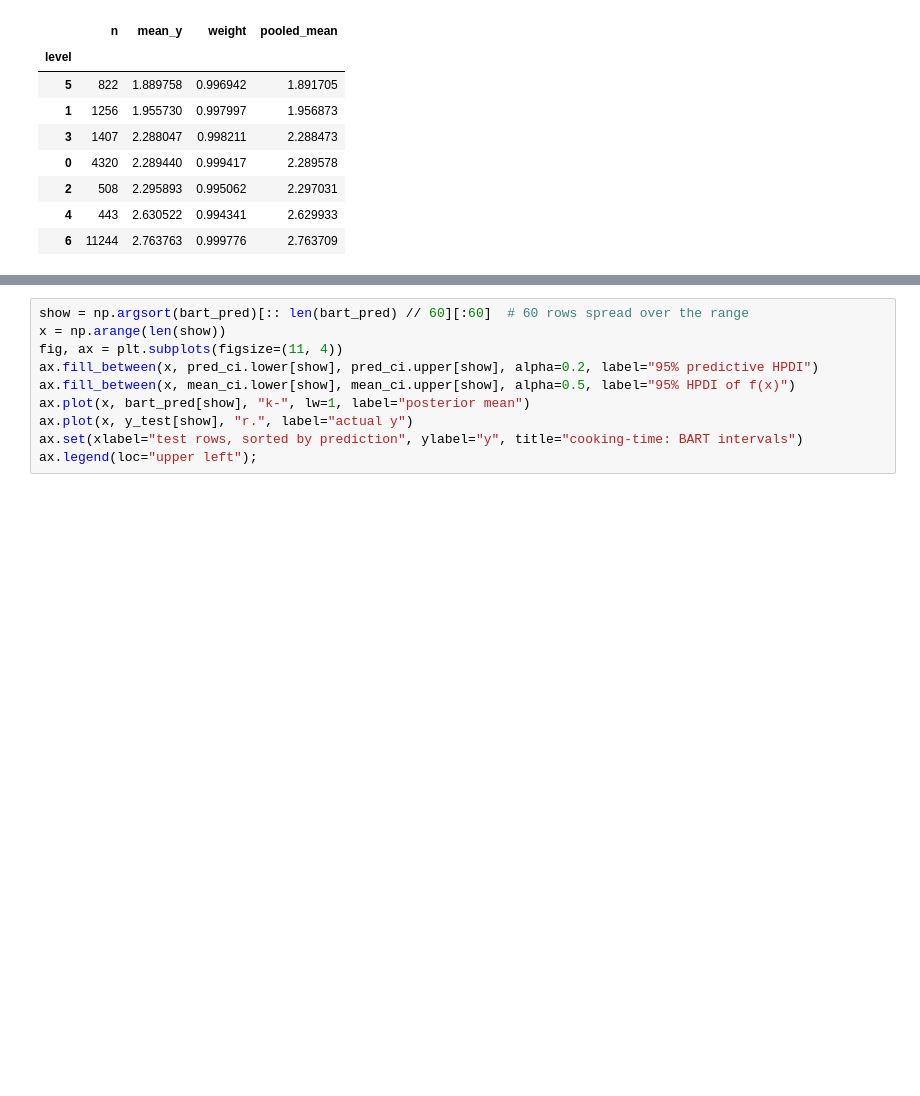
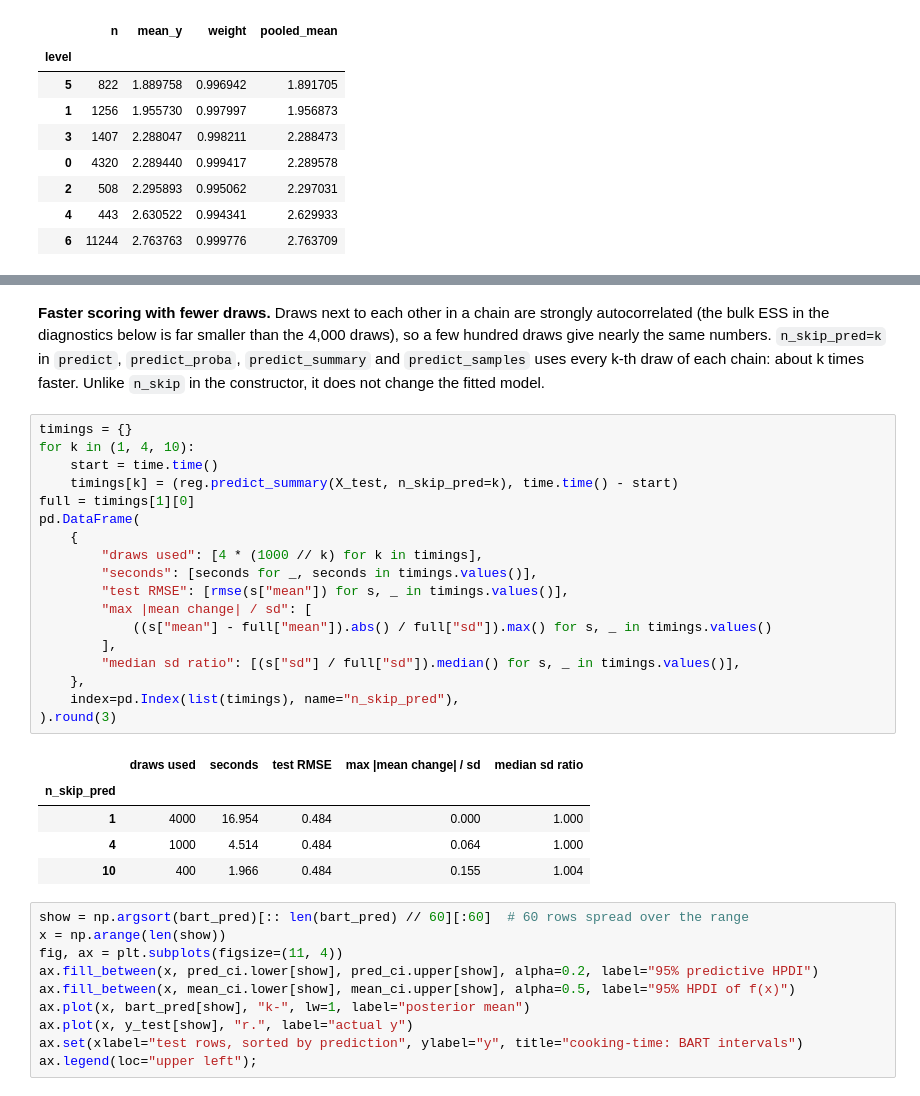
Before and after one commit to yingboli/tree_ensembles, a Jupyter notebook: notebooks/bart_demo.ipynb, the cells around one changed output, grey strips where cells are left out. Saved outputs shown, nothing was run; the diff lists cells and outputs as text; blank space fills up the shorter version.

```diff
--- a/notebooks/bart_demo.ipynb
+++ b/notebooks/bart_demo.ipynb
@@ -188,6 +194,37 @@ pd.DataFrame(
 |  | share of test y inside | average width |
 | 95% HPDI of f(x) | 0.3084 | 0.362437 |
 | 95% predictive HPDI of y | 0.9338 | 1.809649 |
+# %% [markdown]
+**Faster scoring with fewer draws.** Draws next to each other in a chain are strongly
+autocorrelated (the bulk ESS in the diagnostics below is far smaller than the 4,000 draws),
+so a few hundred draws give nearly the same numbers. `n_skip_pred=k` in `predict`,
+`predict_proba`, `predict_summary` and `predict_samples` uses every k-th draw of each chain:
+about k times faster. Unlike `n_skip` in the constructor, it does not change the fitted
+model.
+# %%
+timings = {}
+for k in (1, 4, 10):
+    start = time.time()
+    timings[k] = (reg.predict_summary(X_test, n_skip_pred=k), time.time() - start)
+full = timings[1][0]
+pd.DataFrame(
+    {
+        "draws used": [4 * (1000 // k) for k in timings],
+        "seconds": [seconds for _, seconds in timings.values()],
+        "test RMSE": [rmse(s["mean"]) for s, _ in timings.values()],
+        "max |mean change| / sd": [
+            ((s["mean"] - full["mean"]).abs() / full["sd"]).max() for s, _ in timings.values()
+        ],
+        "median sd ratio": [(s["sd"] / full["sd"]).median() for s, _ in timings.values()],
+    },
+    index=pd.Index(list(timings), name="n_skip_pred"),
+).round(3)
+# %% [output]
+|  | draws used | seconds | test RMSE | max |mean change| / sd | median sd ratio |
+| n_skip_pred |  |  |  |  |  |
+| 1 | 4000 | 16.954 | 0.484 | 0.000 | 1.000 |
+| 4 | 1000 | 4.514 | 0.484 | 0.064 | 1.000 |
+| 10 | 400 | 1.966 | 0.484 | 0.155 | 1.004 |
 # %%
 show = np.argsort(bart_pred)[:: len(bart_pred) // 60][:60]  # 60 rows spread over the range
 x = np.arange(len(show))
```
Also changed, not shown: parts of 7 cells of this notebook, 5 other files.
